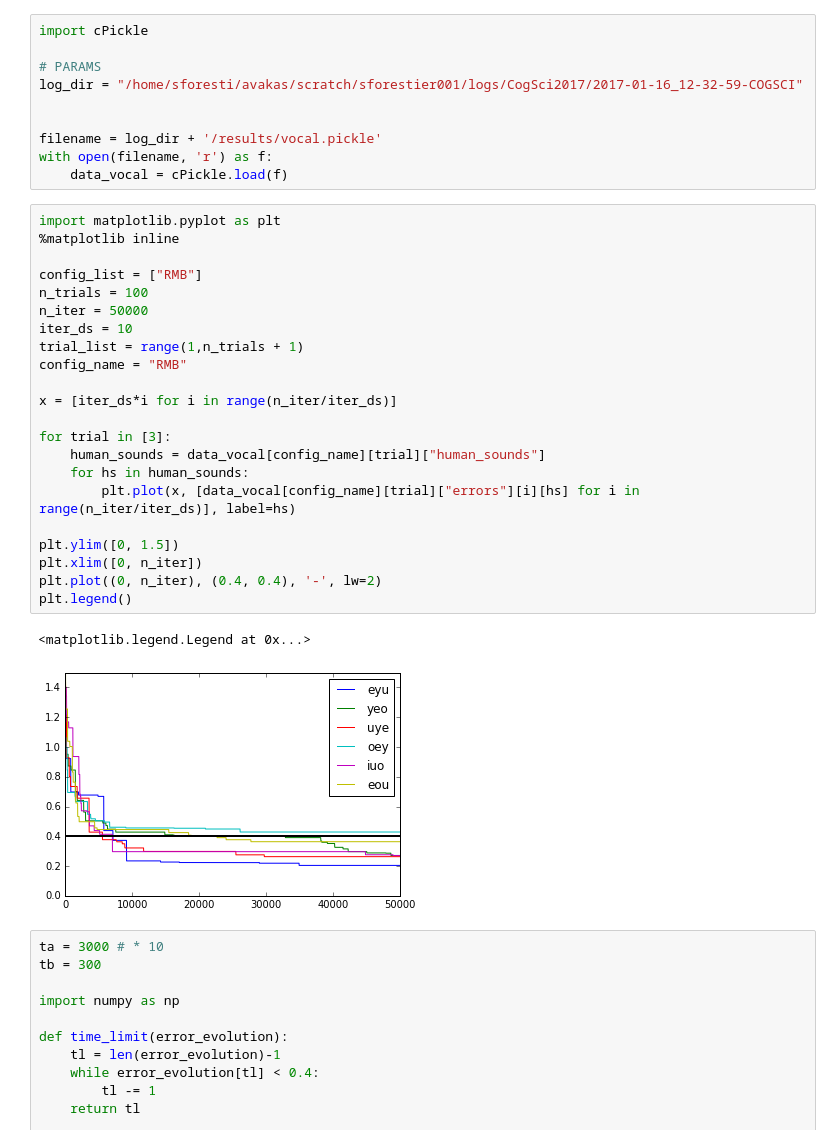
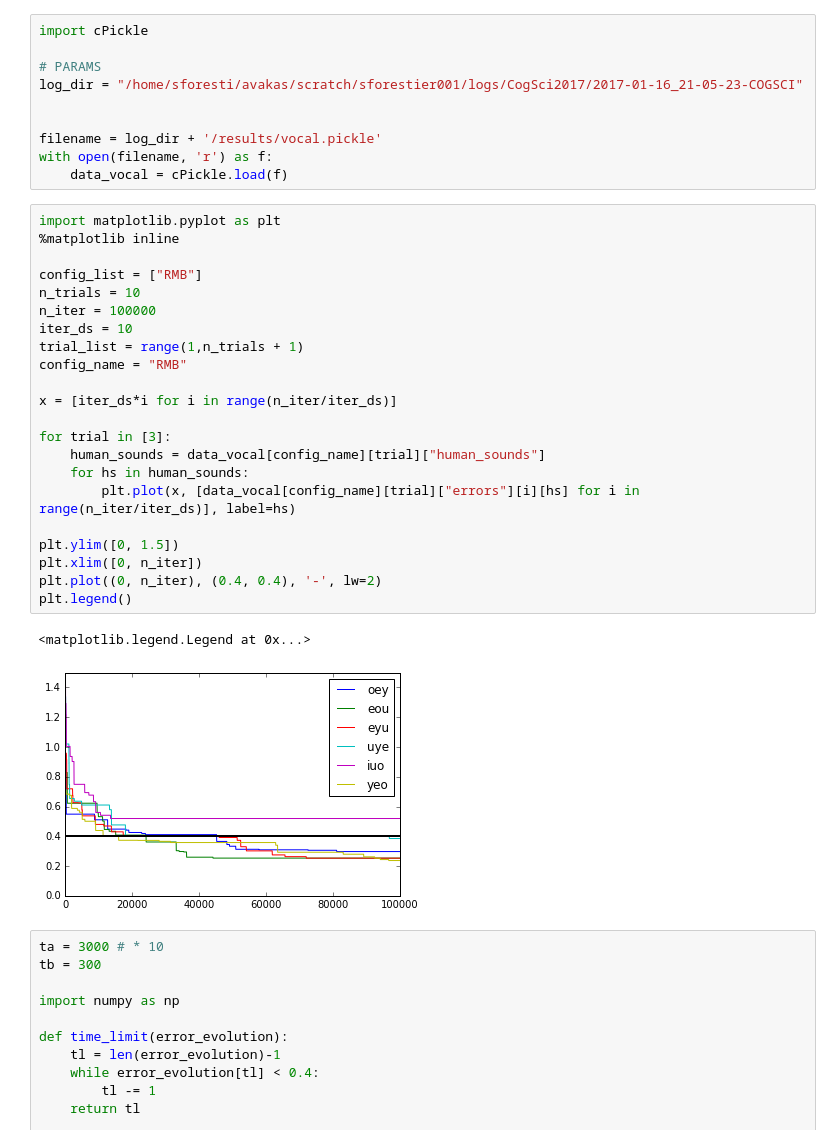
Before and after one commit to sebastien-forestier/CogSci2017, a Jupyter notebook: notebook/analysis_vocal.ipynb, the cells around one changed output. Saved outputs shown, nothing was run; the diff lists cells and outputs as text.

```diff
--- a/notebook/analysis_vocal.ipynb
+++ b/notebook/analysis_vocal.ipynb
@@ -2,7 +2,7 @@
 import cPickle
 
 # PARAMS
-log_dir = "/home/sforesti/avakas/scratch/sforestier001/logs/CogSci2017/2017-01-16_12-32-59-COGSCI"
+log_dir = "/home/sforesti/avakas/scratch/sforestier001/logs/CogSci2017/2017-01-16_21-05-23-COGSCI"
 
 
 filename = log_dir + '/results/vocal.pickle'
@@ -11,28 +11,28 @@ with open(filename, 'r') as f:
 # %%
 import matplotlib.pyplot as plt
 %matplotlib inline
 
 config_list = ["RMB"]
-n_trials = 100
-n_iter = 50000
+n_trials = 10
+n_iter = 100000
 iter_ds = 10
 trial_list = range(1,n_trials + 1)
 config_name = "RMB"
 
 x = [iter_ds*i for i in range(n_iter/iter_ds)]
 
 for trial in [3]:
     human_sounds = data_vocal[config_name][trial]["human_sounds"]
     for hs in human_sounds:
         plt.plot(x, [data_vocal[config_name][trial]["errors"][i][hs] for i in range(n_iter/iter_ds)], label=hs)
 
 plt.ylim([0, 1.5])
 plt.xlim([0, n_iter])
 plt.plot((0, n_iter), (0.4, 0.4), '-', lw=2)
 plt.legend()
 # %% [output]
 <matplotlib.legend.Legend at 0x...>
-[figure, old version]
+[figure, new version]
 # %%
 ta = 3000 # * 10
 tb = 300
```
Also changed, not shown: parts of 1 cell of this notebook, 1 other file.
